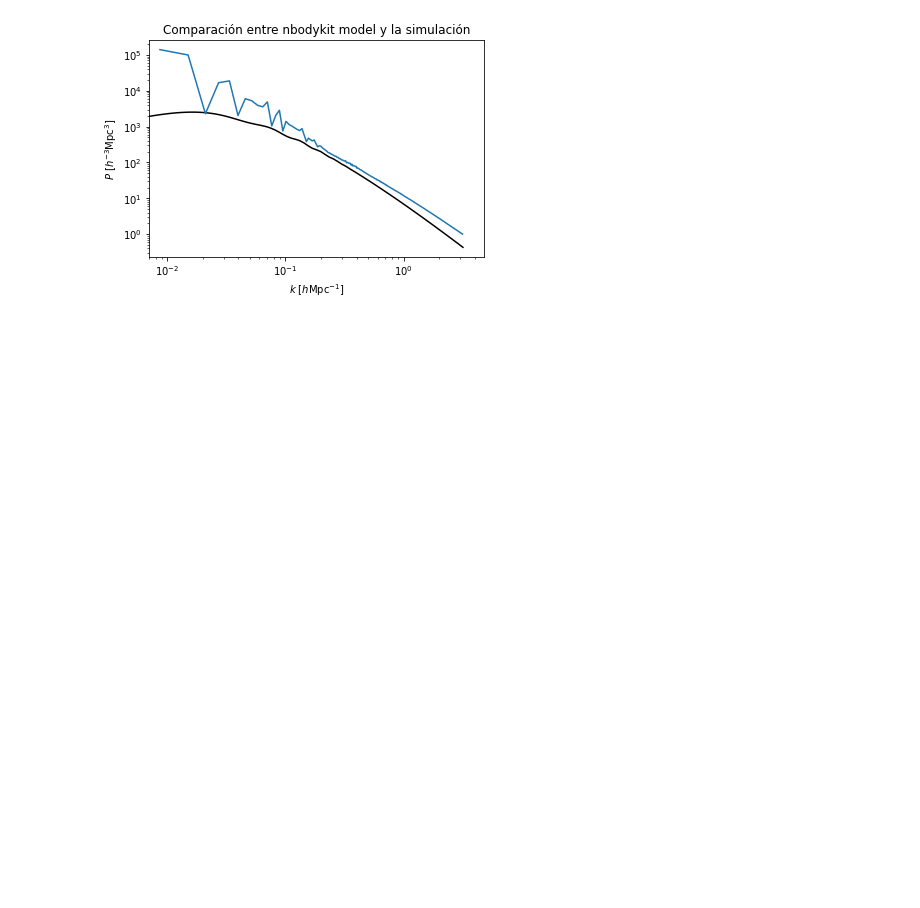
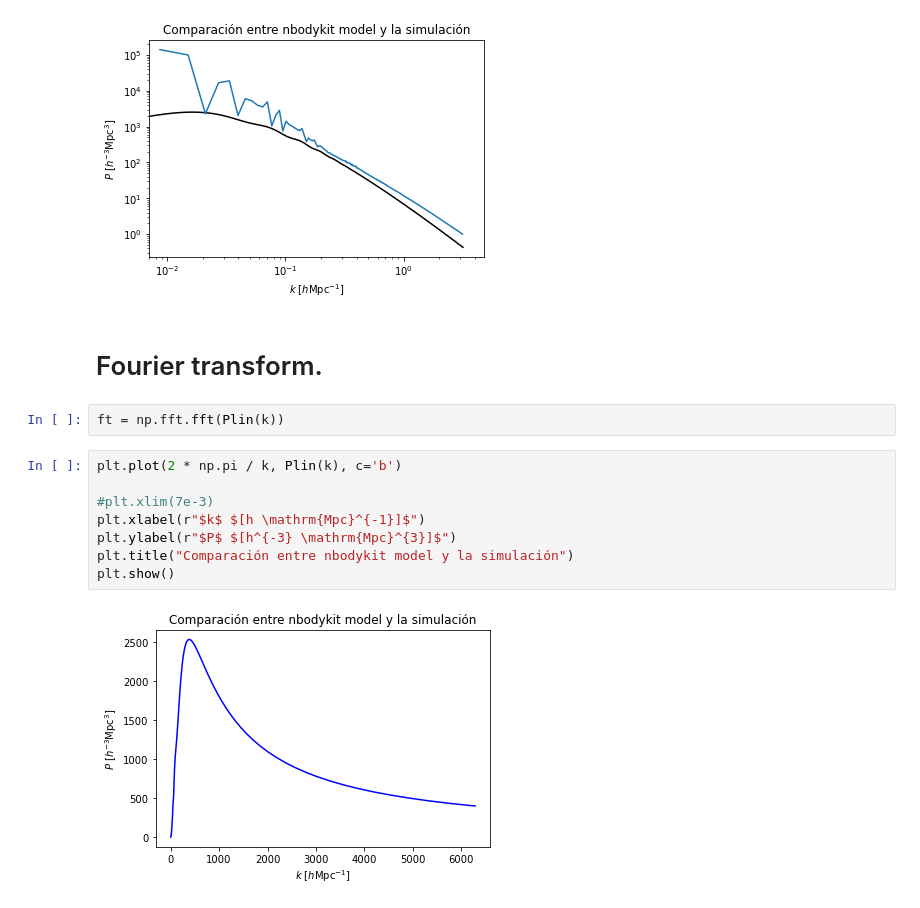
Before and after one commit to BubuDavid/cosmology-project, a Jupyter notebook: 02-More_z3p000/Comparación.ipynb, the cells around one changed output. Cells and saved outputs as stored; diff of their text form; blank space fills up the shorter version.

Commit message:
Adding fourier

```diff
--- a/02-More_z3p000/Comparación.ipynb
+++ b/02-More_z3p000/Comparación.ipynb
@@ -28,3 +28,17 @@ plt.title("Comparación entre nbodykit model y la simulación")
 plt.show()
 # %% [output]
 [figure]
+# %% [markdown]
+# Fourier transform.
+# %%
+ft = np.fft.fft(Plin(k))
+# %%
+plt.plot(2 * np.pi / k, Plin(k), c='b')
+
+#plt.xlim(7e-3)
+plt.xlabel(r"$k$ $[h \mathrm{Mpc}^{-1}]$")
+plt.ylabel(r"$P$ $[h^{-3} \mathrm{Mpc}^{3}]$")
+plt.title("Comparación entre nbodykit model y la simulación")
+plt.show()
+# %% [output]
+[figure, added]
```
